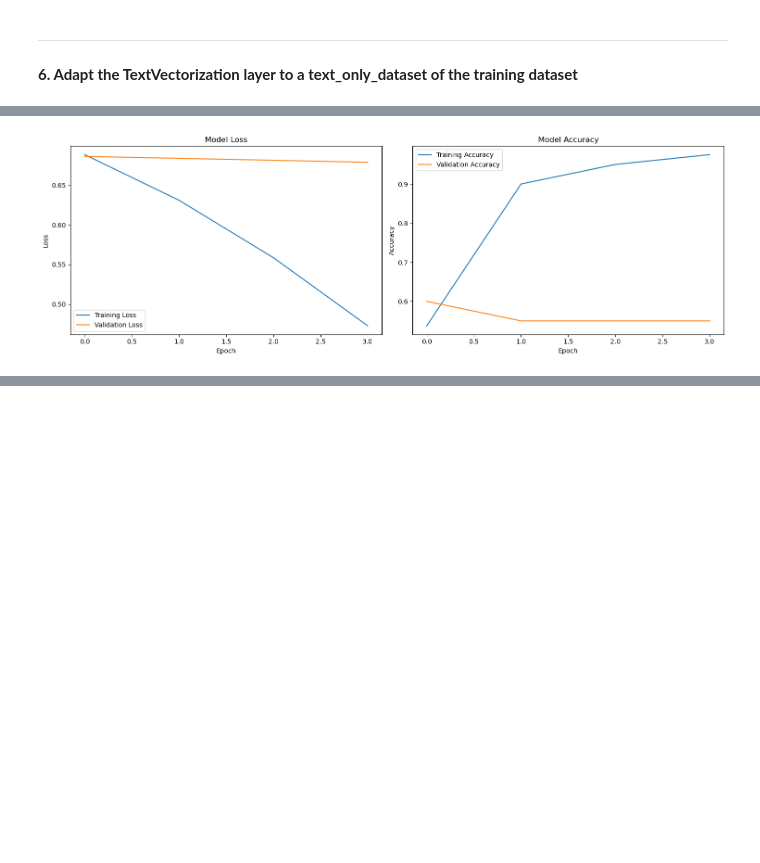
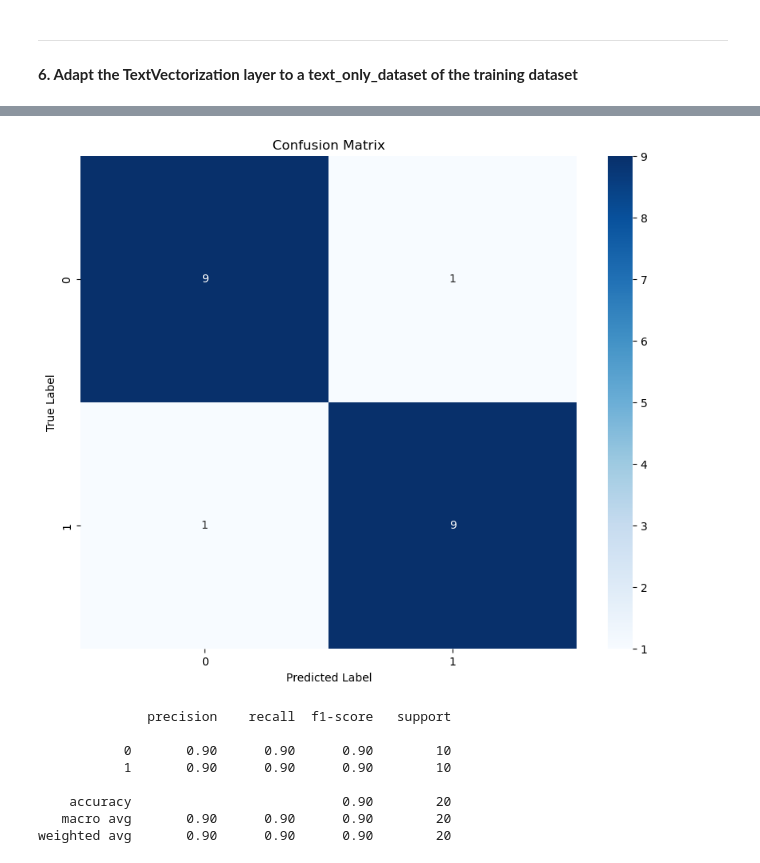
Before and after one commit to stefanjenss/Expanding-Insights-In-Golf-Course-Excellence, a Jupyter notebook: P6-EXP-13_Expanded_Analysis_V2.ipynb, the cells around one changed output, grey strips where cells are left out. Saved outputs shown, nothing was run; the diff lists cells and outputs as text; code cells hidden in the pictures; blank space fills up the shorter version.

```diff
--- a/P6-EXP-13_Expanded_Analysis_V2.ipynb
+++ b/P6-EXP-13_Expanded_Analysis_V2.ipynb
@@ -153,15 +144,0 @@ int_test_ds = int_test_ds.map(lambda x, y: (x, y)).padded_batch(batch_size, padd
-# %%
-# Define the model constants
-vocab_size = 10000
-embedding_dim = 356
-
-# Build the unidirectional RNN model
-inputs = tf.keras.Input(shape=(None,), dtype="int64", name="input")
-embedding = layers.Embedding(input_dim=vocab_size,
-                             output_dim=embedding_dim,
-                             mask_zero=True, name="embedding")(inputs)
-x = layers.Bidirectional(layers.SimpleRNN(units=64, activation='relu', return_sequences=True, name="Bidirectional_RNN"))(embedding)
-x = layers.Dropout(0.2)(x)
-x = layers.Bidirectional(layers.SimpleRNN(units=32, activation='relu', name="Bidirectional_RNN"))(x)
-x = layers.Dropout(0.2)(x)
-outputs = layers.Dense(1, activation="sigmoid", name="output")(x)
@@ -301,5 +253,21 @@ def plot_training_history(history):
-# %%
-# Call the function with your history object
-plot_training_history(history)
-# %% [output]
-[figure, removed]
+# %%
+# 2. Confusion Matrix
+def plot_confusion_matrix(y_true, y_pred):
+    cm = confusion_matrix(y_true, y_pred)
+    plt.figure(figsize=(10, 8))
+    sns.heatmap(cm, annot=True, fmt='d', cmap='Blues')
+    plt.title('Confusion Matrix')
+    plt.ylabel('True Label')
+    plt.xlabel('Predicted Label')
+    plt.show()
+
+    print(classification_report(y_true, y_pred))
+
+# Get predictions on the test set
+y_pred = model.predict(int_test_ds)
+y_pred_classes = (y_pred > 0.5).astype(int).reshape(-1)
+y_true = np.concatenate([y for x, y in int_test_ds], axis=0)
+
+# Call the function
+plot_confusion_matrix(y_true, y_pred_classes)
+# %% [output]
@@ -305,0 +276,9 @@ plot_training_history(history)
+[figure, added]
+              precision    recall  f1-score   support
+
+           0       0.90      0.90      0.90        10
+           1       0.90      0.90      0.90        10
+
+    accuracy                           0.90        20
+   macro avg       0.90      0.90      0.90        20
+weighted avg       0.90      0.90      0.90        20
```
Also changed, not shown: parts of 18 cells of this notebook.
